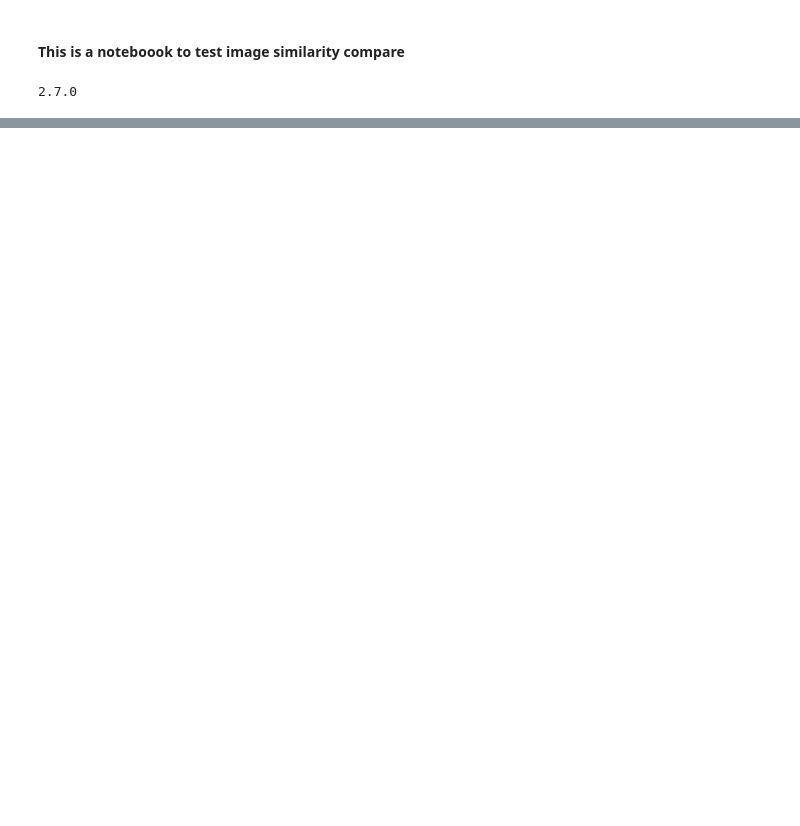
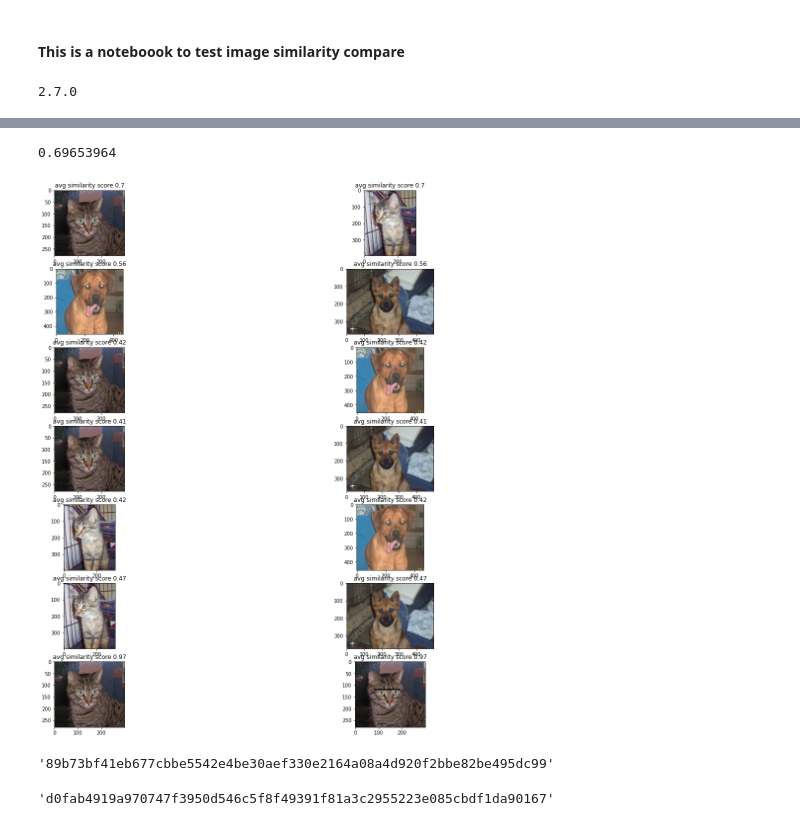
Before and after one commit to Qucy/kms_backend, a Jupyter notebook: notebooks/image_similarity_compare.ipynb, the cells around one changed output, grey strips where cells are left out. Drawn from its saved outputs; the diff is of its cells as text; code cells hidden in the pictures; blank space fills up the shorter version.

```diff
--- a/notebooks/image_similarity_compare.ipynb
+++ b/notebooks/image_similarity_compare.ipynb
@@ -188,0 +171,19 @@ consine_similarity(result2, r_dog2)
+# %%
+compare_groups = [
+    ['cat_1_vector', 'cat_2_vector'],
+    ['dog_1_vector', 'dog_2_vector'],
+    ['cat_1_vector', 'dog_1_vector'],
+    ['cat_1_vector', 'dog_2_vector'],
+    ['cat_2_vector', 'dog_1_vector'],
+    ['cat_2_vector', 'dog_2_vector'],
+    ['cat_1_vector', 'cat_1_m_vector']
+]
+
+avg_similarity_scores = []
+
+# compare between each group
+for group in compare_groups:
+    group_1, group_2 = group[0], group[1]
+    avg_similarity_scores.append(avg_similarity_score(group_1, group_2))
+
+avg_similarity_scores
@@ -188,0 +198,29 @@ consine_similarity(result2, r_dog2)
+# %%
+avg_similarity_scores[0].numpy()
+# %% [output]
+0.69653964
+# %%
+files = [
+    cat_1, cat_2,
+    dog_1, dog_2,
+    cat_1, dog_1,
+    cat_1, dog_2,
+    cat_2, dog_1,
+    cat_2, dog_2,
+    cat_1, cat_1_modified
+]
+
+# display all the results
+_, axes = plt.subplots(7, 2, figsize=(20, 20))
+index = 0
+for row in range(0, 7):
+    avg_score = np.round(avg_similarity_scores[row].numpy(), 2)
+    for col in range(0, 2):
+        orig = cv2.imread(files[index])
+        cv_rgb = cv2.cvtColor(orig, cv2.COLOR_BGR2RGB)
+        axes[row][col].imshow(cv_rgb)
+        axes[row][col].title.set_text(f'avg similarity score {str(avg_score)}')
+        index += 1
+plt.show()
+# %% [output]
+[figure, added]
@@ -188,0 +234,10 @@ consine_similarity(result2, r_dog2)
+# %%
+md5Sum = md5('cat.1.jpg')
+md5Sum
+# %% [output]
+'89b73bf41eb677cbbe5542e4be30aef330e2164a08a4d920f2bbe82be495dc99'
+# %%
+md5SumModified = md5('cat.1.modified.jpg')
+md5SumModified
+# %% [output]
+'d0fab4919a970747f3950d546c5f8f49391f81a3c2955223e085cbdf1da90167'
```
Also changed, not shown: parts of 21 cells of this notebook, 4 other files.
